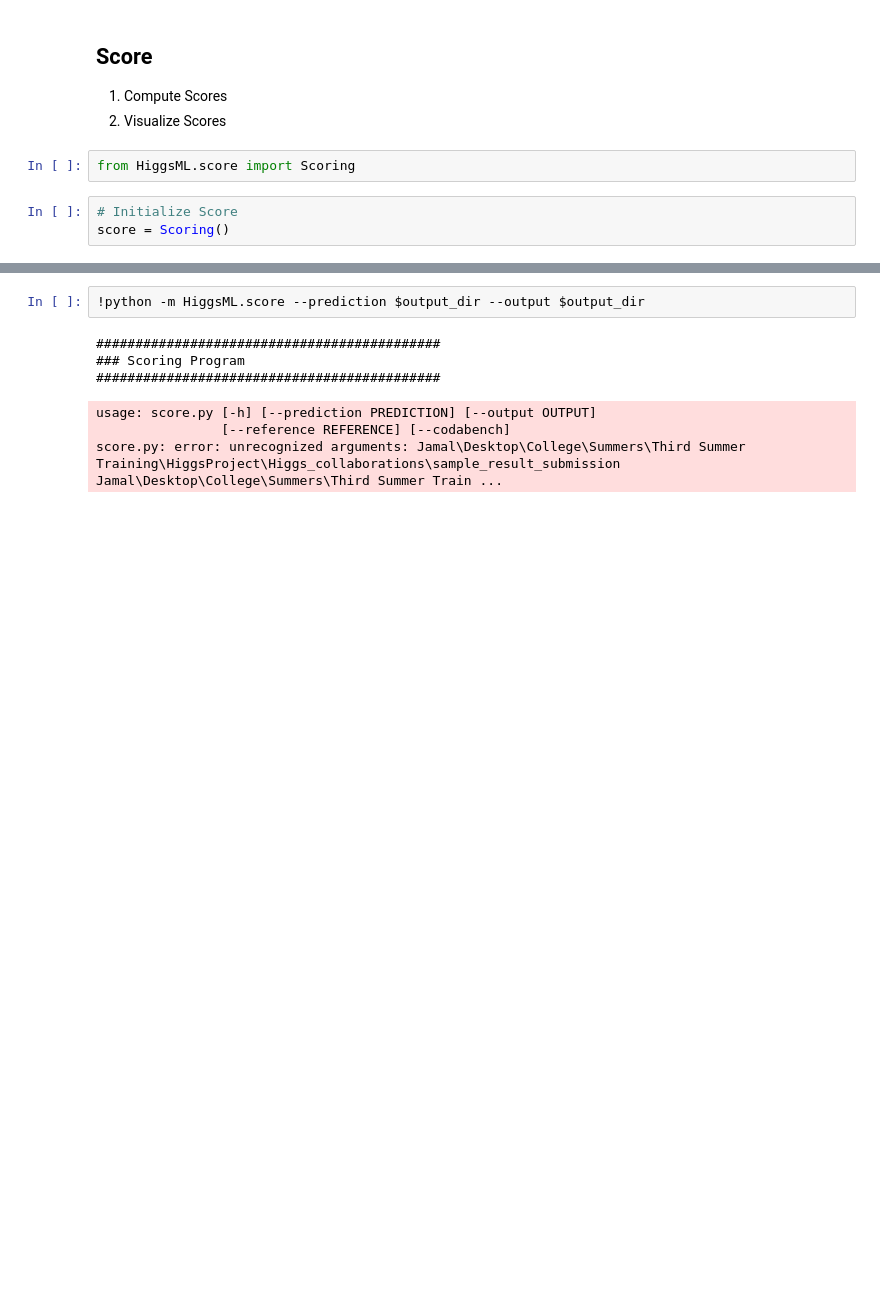
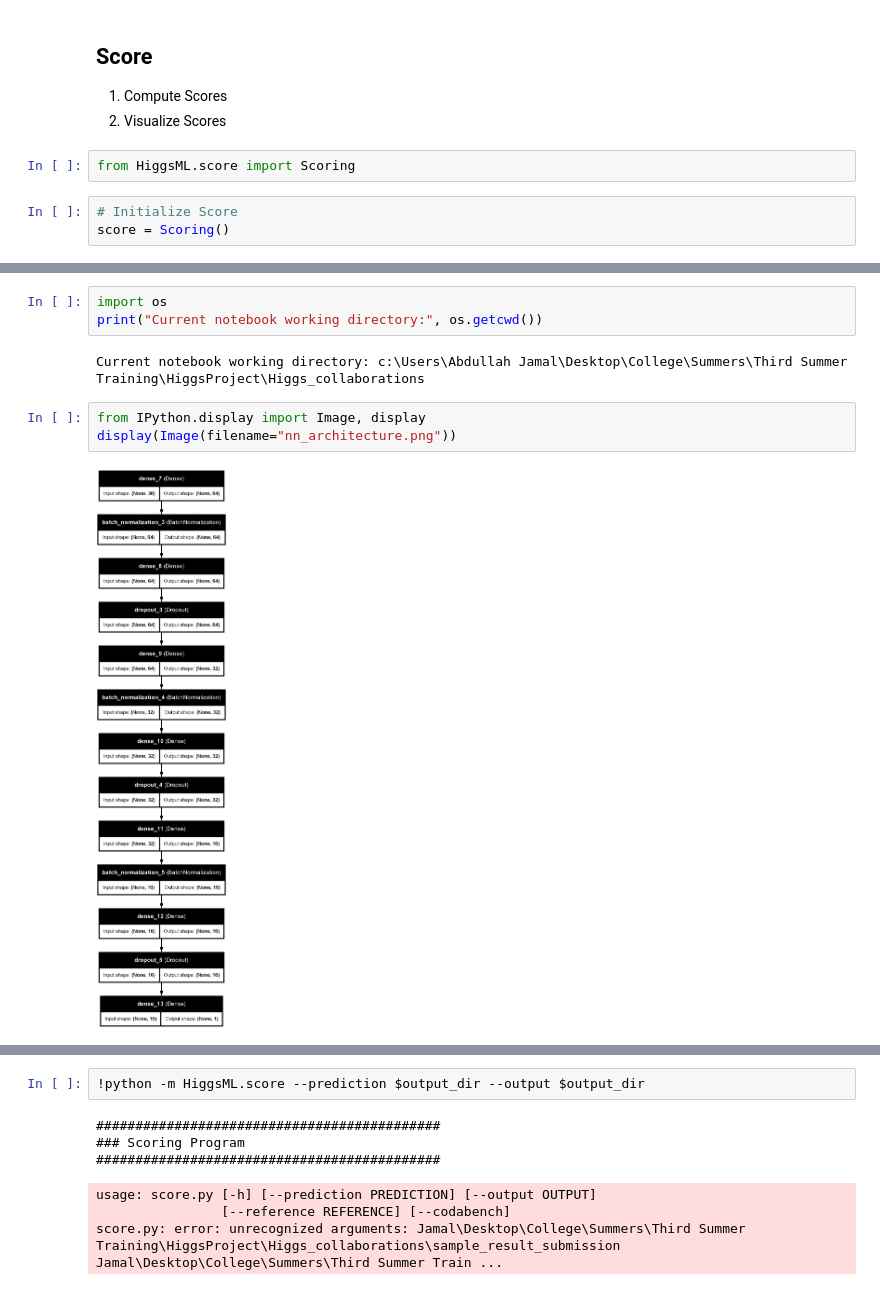
Before and after one commit to AboodJamal/Higgs_collaborations, a Jupyter notebook: StartingKit_Black_Swan_HiggsML.ipynb, the cells around one changed output, grey strips where cells are left out. Drawn from its saved outputs; the diff is of its cells as text; blank space fills up the shorter version.

Commit message:
use graphviz for visualization

```diff
--- a/StartingKit_Black_Swan_HiggsML.ipynb
+++ b/StartingKit_Black_Swan_HiggsML.ipynb
@@ -453,3 +463,13 @@ Successfully installed graphviz-0.21 pydot-4.0.1
+# %%
+import os
+print("Current notebook working directory:", os.getcwd())
+# %% [output]
+Current notebook working directory: c:\Users\Abdullah Jamal\Desktop\College\Summers\Third Summer Training\HiggsProject\Higgs_collaborations
+# %%
+from IPython.display import Image, display
+display(Image(filename="nn_architecture.png"))
+# %% [output]
+[figure, added]
 # %%
 # Compute Score
 score.compute_scores(test_settings)
```
Also changed, not shown: parts of 14 cells of this notebook, 1 other file.
